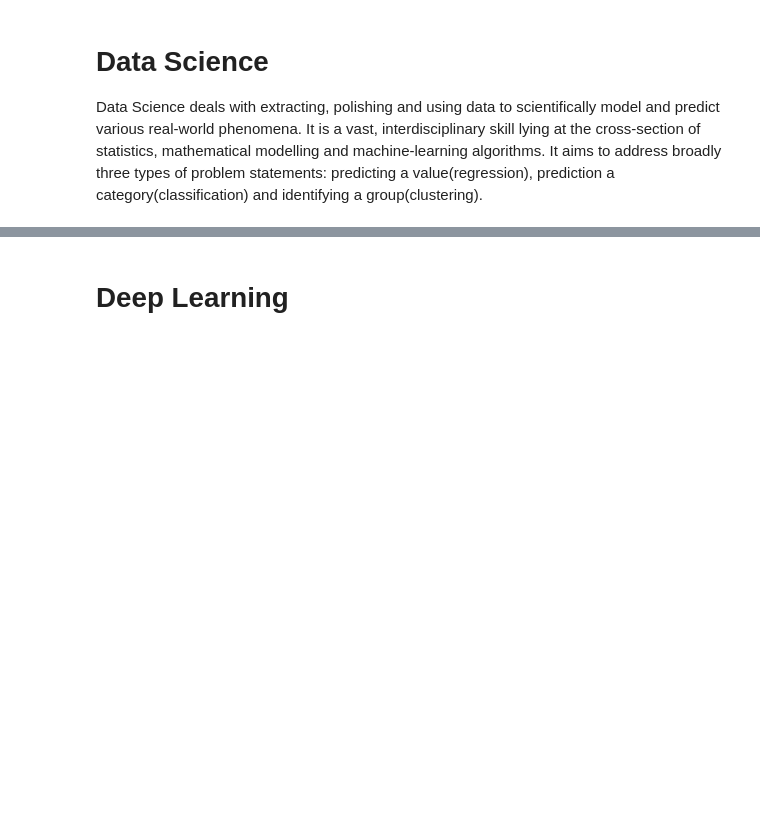
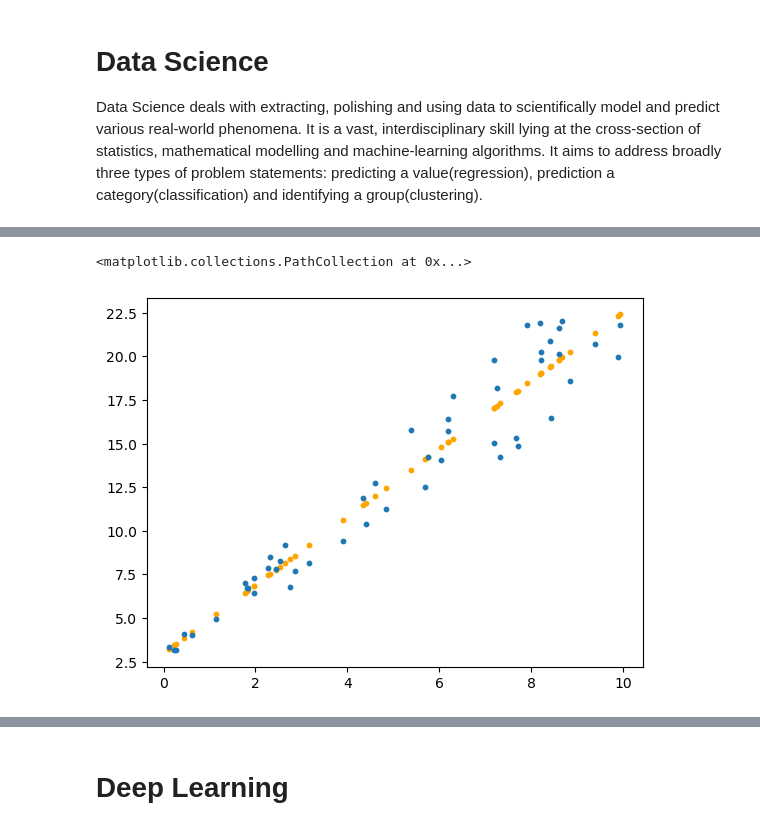
Before and after one commit to NishuGarg5001/DataScience, a Jupyter notebook: src/Data_Science.ipynb, the cells around one changed output, grey strips where cells are left out. Drawn from its saved outputs; the diff is of its cells as text; code cells hidden in the pictures; blank space fills up the shorter version.

```diff
--- a/src/Data_Science.ipynb
+++ b/src/Data_Science.ipynb
@@ -209,0 +299,15 @@ Anyways, this was the ideal scenario. What if the data can't really help us mode
+# %%
+N = len(x)
+alpha = x.sum()
+beta = (x*x).sum()
+gamma = y.sum()
+delta = (x*y).sum()
+m = (N*delta - alpha*gamma)/(N*beta-alpha**2)
+c = (gamma*beta - delta*alpha)/(N*beta-alpha**2)
+
+y_model = m*x+c
+plt.scatter(x, y_model, color="orange", s=10.0)
+plt.scatter(x,y, s=10.0)
+# %% [output]
+<matplotlib.collections.PathCollection at 0x...>
+[figure, added]
```
Also changed, not shown: parts of 7 cells of this notebook.
